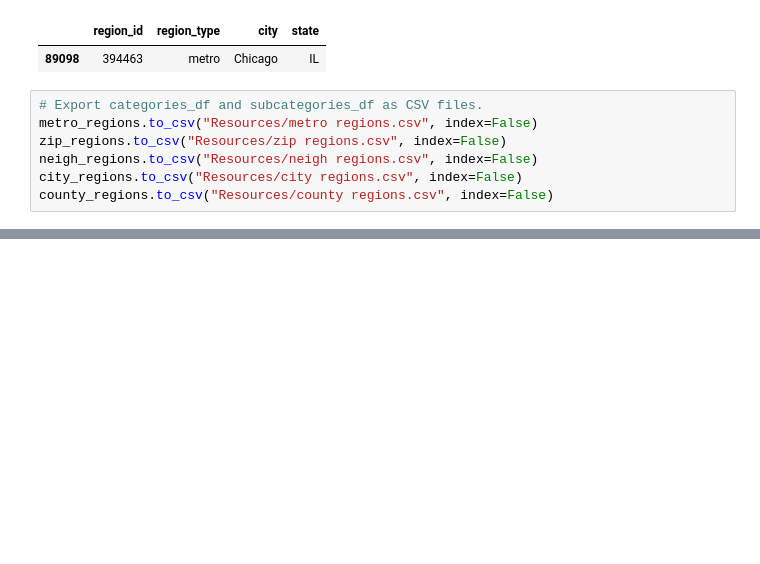
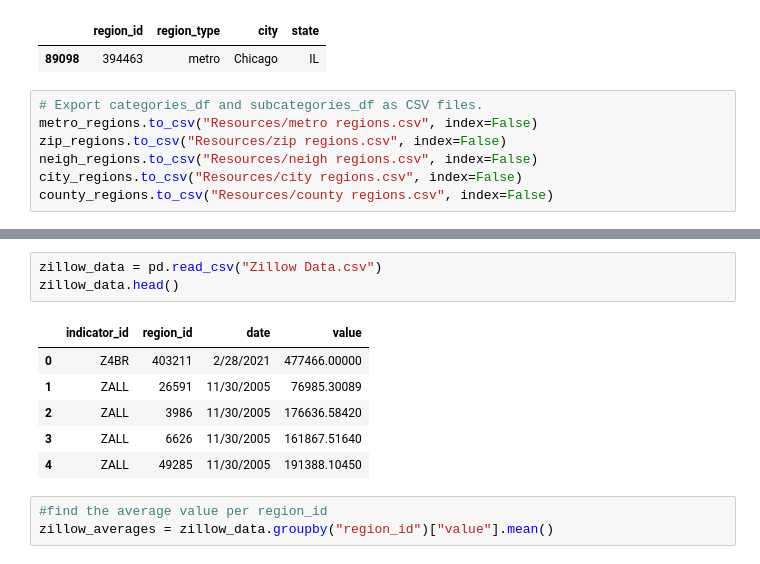
Before and after one commit to cailahanus/data-engineering-project, a Jupyter notebook: Project 3/data.ipynb, the cells around one changed output, grey strips where cells are left out. Drawn from its saved outputs; the diff is of its cells as text; blank space fills up the shorter version.

```diff
--- a/Project 3/data.ipynb
+++ b/Project 3/data.ipynb
@@ -285,0 +406,13 @@ base_url = "https://data.nasdaq.com/api/v3/datatables/ZILLOW/DATA?indicator_id=Z
+# %%
+zillow_data = pd.read_csv("Zillow Data.csv")
+zillow_data.head()
+# %% [output]
+|  | indicator_id | region_id | date | value |
+| 0 | Z4BR | 403211 | 2/28/2021 | 477466.00000 |
+| 1 | ZALL | 26591 | 11/30/2005 | 76985.30089 |
+| 2 | ZALL | 3986 | 11/30/2005 | 176636.58420 |
+| 3 | ZALL | 6626 | 11/30/2005 | 161867.51640 |
+| 4 | ZALL | 49285 | 11/30/2005 | 191388.10450 |
+# %%
+#find the average value per region_id
+zillow_averages = zillow_data.groupby("region_id")["value"].mean()
```
Also changed, not shown: parts of 10 cells of this notebook, 2 other files.
